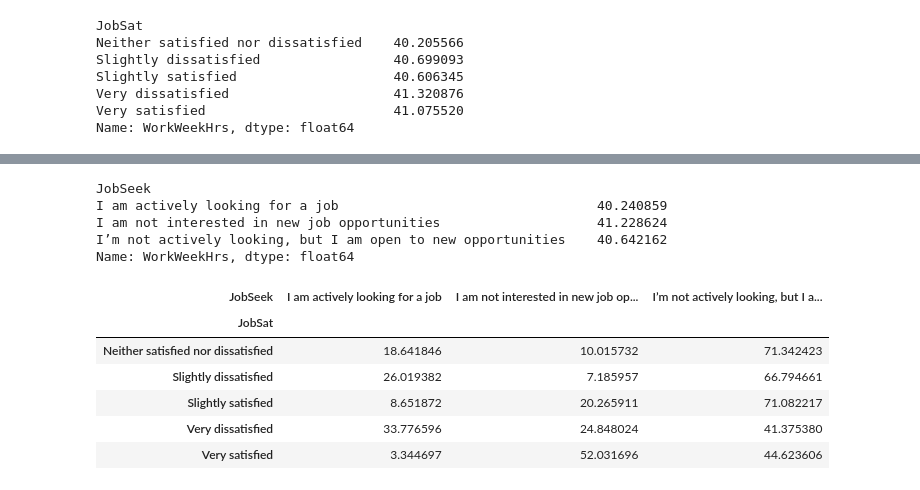
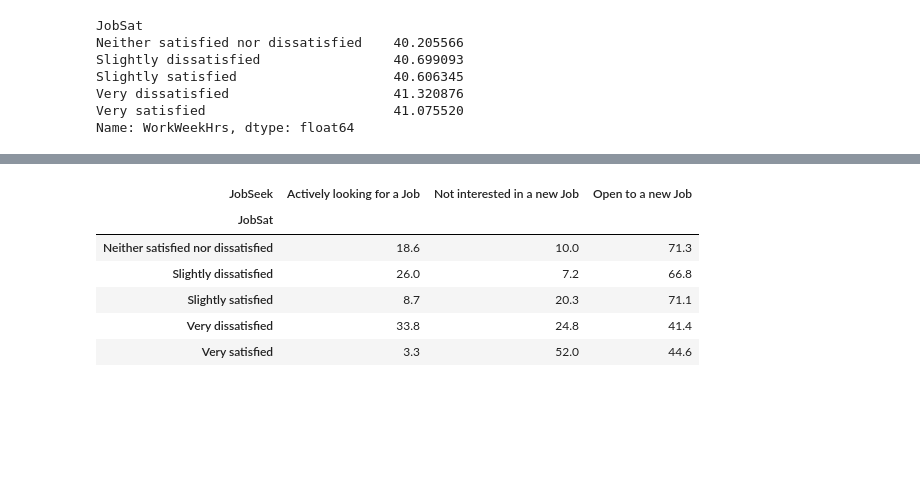
Before and after one commit to AmiraSwedan/2020-DevSurvey-StackOverflow, a Jupyter notebook: Analyzing 2020 Developers Survey.ipynb, the cells around one changed output, grey strips where cells are left out. Cells and saved outputs as stored; diff of their text form; code cells hidden in the pictures; blank space fills up the shorter version.

```diff
--- a/Analyzing 2020 Developers Survey.ipynb
+++ b/Analyzing 2020 Developers Survey.ipynb
@@ -81,0 +88,4 @@ df_sub1 = df[['JobSat' , 'JobSeek' , 'ConvertedComp' , 'WorkWeekHrs']].dropna(ho
+# %%
+df_sub1.JobSeek[df_sub1.JobSeek == 'I am actively looking for a job'] = 'Actively looking for a Job'
+df_sub1.JobSeek[df_sub1.JobSeek == 'I am not interested in new job opportunities'] = 'Not interested in a new Job'
+df_sub1.JobSeek[df_sub1.JobSeek == 'I’m not actively looking, but I am open to new opportunities'] = 'Open to a new Job'
@@ -93,18 +108,11 @@ df_sub1.groupby('JobSeek')['ConvertedComp'].mean().plot(kind = 'bar');
-# %%
-df_sub1.groupby('JobSeek')['WorkWeekHrs'].mean()
-# %% [output]
-JobSeek
-I am actively looking for a job                                 40.240859
-I am not interested in new job opportunities                    41.228624
-I’m not actively looking, but I am open to new opportunities    40.642162
-Name: WorkWeekHrs, dtype: float64
 # %%
-pd.crosstab(df_sub1.JobSat, df_sub1.JobSeek , normalize   = 'index') *100
+JobSat_Seek = pd.crosstab(df_sub1.JobSat, df_sub1.JobSeek , normalize   = 'index') *100 # Percentage of job-seeking status according to Job statisfaction level
+JobSat_Seek.round(1)
 # %% [output]
-| JobSeek | I am actively looking for a job | I am not interested in new job op... | I’m not actively looking, but I a... |
+| JobSeek | Actively looking for a Job | Not interested in a new Job | Open to a new Job |
 | JobSat |  |  |  |
-| Neither satisfied nor dissatisfied | 18.641846 | 10.015732 | 71.342423 |
-| Slightly dissatisfied | 26.019382 | 7.185957 | 66.794661 |
-| Slightly satisfied | 8.651872 | 20.265911 | 71.082217 |
-| Very dissatisfied | 33.776596 | 24.848024 | 41.375380 |
-| Very satisfied | 3.344697 | 52.031696 | 44.623606 |
+| Neither satisfied nor dissatisfied | 18.6 | 10.0 | 71.3 |
+| Slightly dissatisfied | 26.0 | 7.2 | 66.8 |
+| Slightly satisfied | 8.7 | 20.3 | 71.1 |
+| Very dissatisfied | 33.8 | 24.8 | 41.4 |
+| Very satisfied | 3.3 | 52.0 | 44.6 |
```
Also changed, not shown: parts of 28 cells of this notebook.
